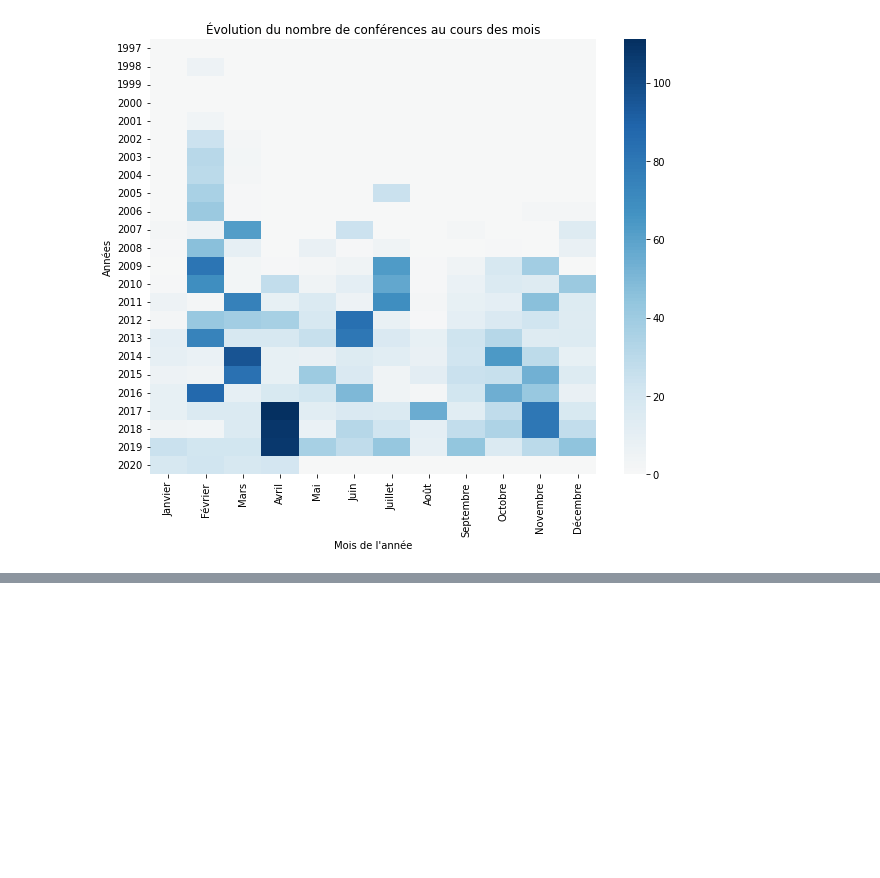
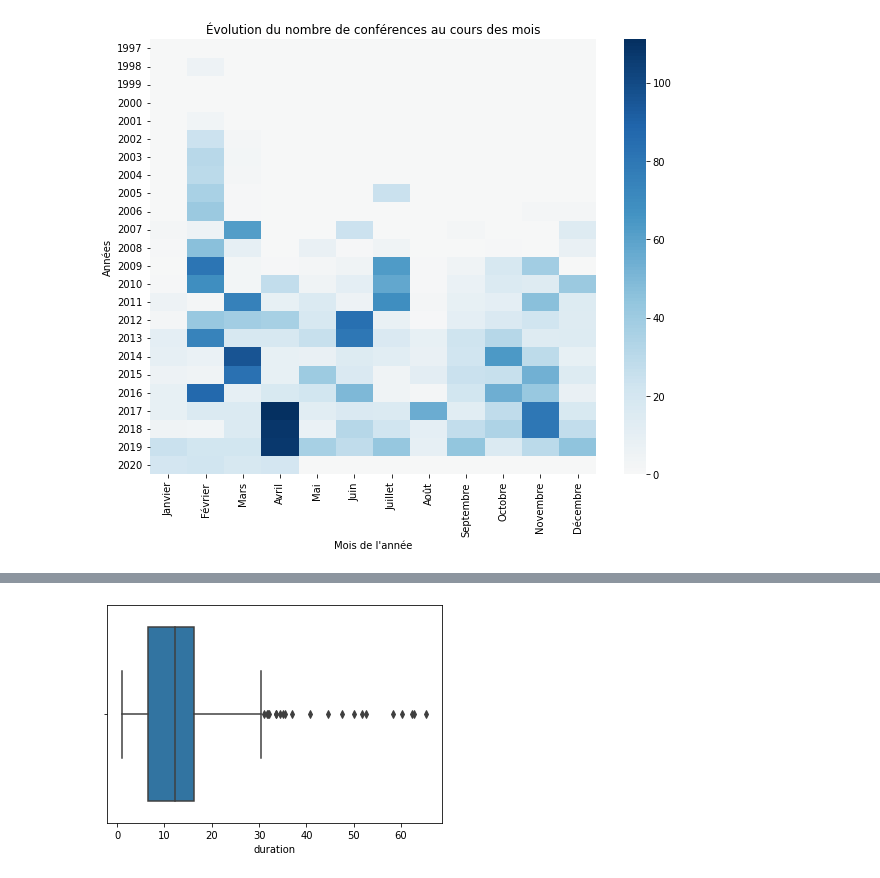
Before and after one commit to VictorTaillieu/TED-talks-analysis, a Jupyter notebook: notebooks/exploration.ipynb, the cells around one changed output, grey strips where cells are left out. Cells and saved outputs as stored; diff of their text form; code cells hidden in the pictures; blank space fills up the shorter version.

```diff
--- a/notebooks/exploration.ipynb
+++ b/notebooks/exploration.ipynb
@@ -243,0 +252,5 @@ plt.show()
+# %%
+sns.boxplot(x=ted_talks.duration / 60)
+plt.show()
+# %% [output]
+[figure, added]
```
Also changed, not shown: parts of 13 cells of this notebook, 1 other file.
